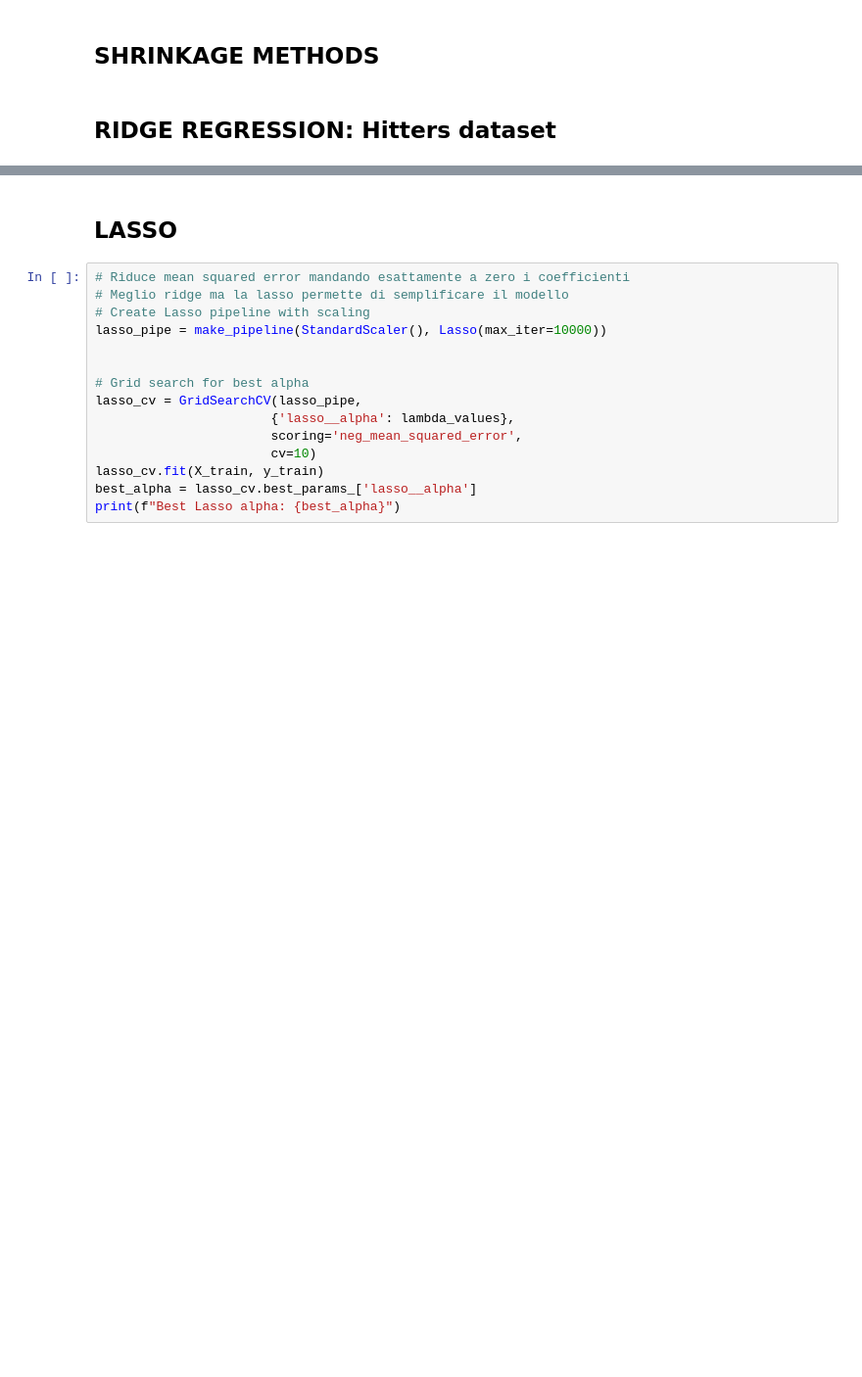
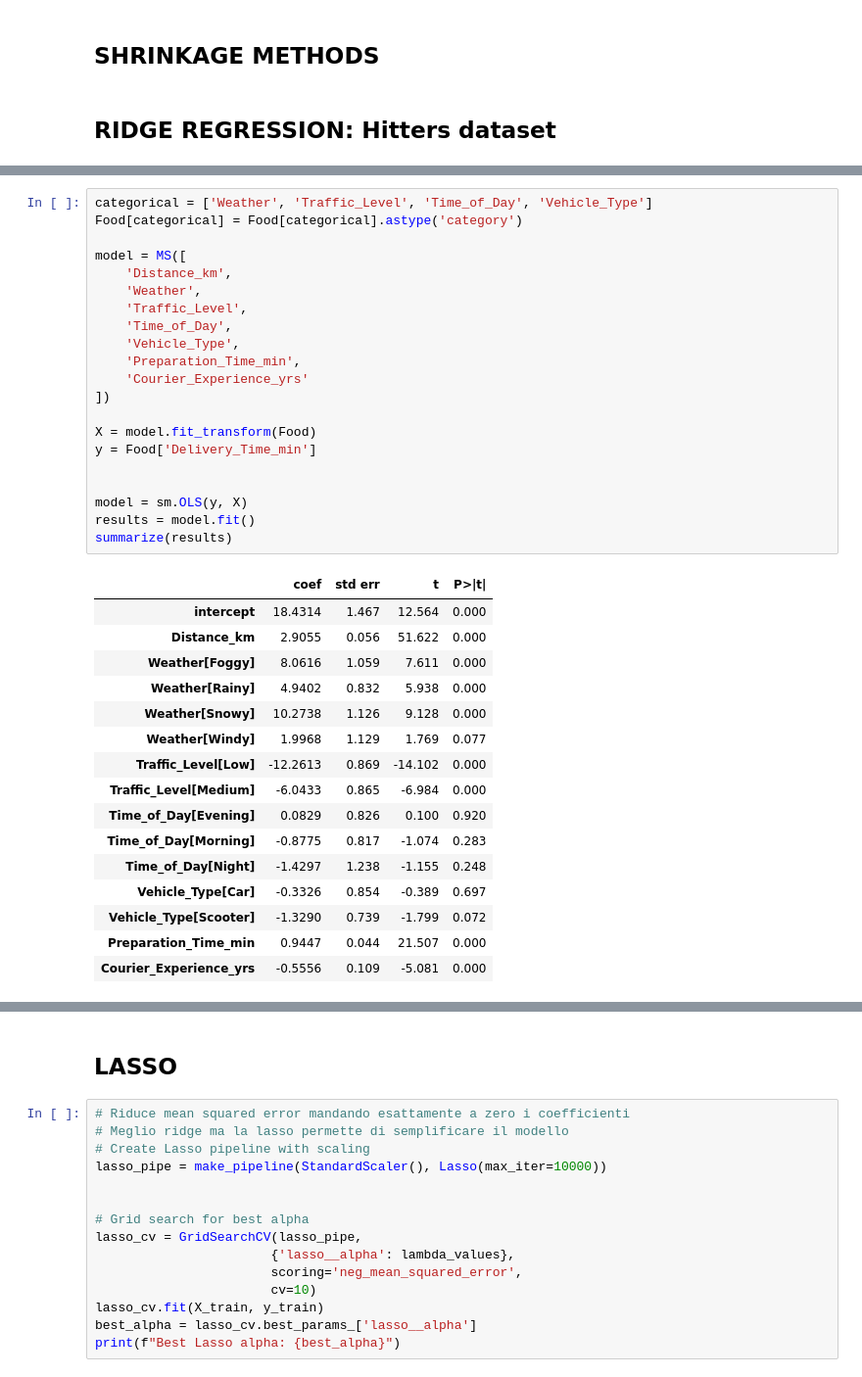
Before and after one commit to DanieleGotti/Food_Delivery_Time_Prediction, a Jupyter notebook: Ridge_Lasso_Regression (da fare).ipynb, the cells around one changed output, grey strips where cells are left out. Shown at 98% size. Drawn from its saved outputs; the diff is of its cells as text; blank space fills up the shorter version.

```diff
--- a/Ridge_Lasso_Regression (da fare).ipynb
+++ b/Ridge_Lasso_Regression (da fare).ipynb
@@ -26,0 +96,38 @@ Missing values: 59
+# %%
+categorical = ['Weather', 'Traffic_Level', 'Time_of_Day', 'Vehicle_Type']
+Food[categorical] = Food[categorical].astype('category')
+
+model = MS([
+    'Distance_km',
+    'Weather',
+    'Traffic_Level',
+    'Time_of_Day',
+    'Vehicle_Type',
+    'Preparation_Time_min',
+    'Courier_Experience_yrs'
+])
+
+X = model.fit_transform(Food)
+y = Food['Delivery_Time_min']
+
+
+model = sm.OLS(y, X)
+results = model.fit()
+summarize(results)
+# %% [output]
+|  | coef | std err | t | P>|t| |
+| intercept | 18.4314 | 1.467 | 12.564 | 0.000 |
+| Distance_km | 2.9055 | 0.056 | 51.622 | 0.000 |
+| Weather[Foggy] | 8.0616 | 1.059 | 7.611 | 0.000 |
+| Weather[Rainy] | 4.9402 | 0.832 | 5.938 | 0.000 |
+| Weather[Snowy] | 10.2738 | 1.126 | 9.128 | 0.000 |
+| Weather[Windy] | 1.9968 | 1.129 | 1.769 | 0.077 |
+| Traffic_Level[Low] | -12.2613 | 0.869 | -14.102 | 0.000 |
+| Traffic_Level[Medium] | -6.0433 | 0.865 | -6.984 | 0.000 |
+| Time_of_Day[Evening] | 0.0829 | 0.826 | 0.100 | 0.920 |
+| Time_of_Day[Morning] | -0.8775 | 0.817 | -1.074 | 0.283 |
+| Time_of_Day[Night] | -1.4297 | 1.238 | -1.155 | 0.248 |
+| Vehicle_Type[Car] | -0.3326 | 0.854 | -0.389 | 0.697 |
+| Vehicle_Type[Scooter] | -1.3290 | 0.739 | -1.799 | 0.072 |
+| Preparation_Time_min | 0.9447 | 0.044 | 21.507 | 0.000 |
+| Courier_Experience_yrs | -0.5556 | 0.109 | -5.081 | 0.000 |
```
Also changed, not shown: parts of 14 cells of this notebook, 3 other files.
